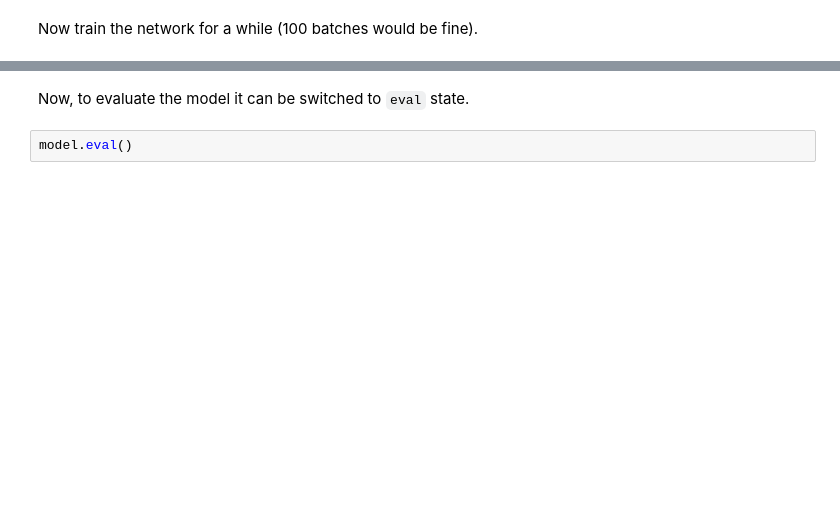
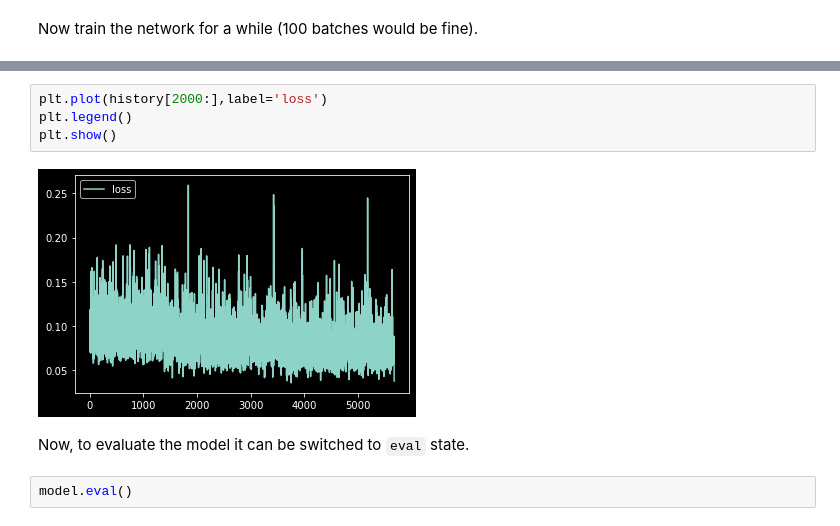
Before and after one commit to maxcoolmakarov/ml-mipt, a Jupyter notebook: homeworks_advanced/homework1_three_headed_network/Homework_1_three_headed_network.ipynb, the cells around one changed output, grey strips where cells are left out. Saved outputs shown, nothing was run; the diff lists cells and outputs as text; blank space fills up the shorter version.

```diff
--- a/homeworks_advanced/homework1_three_headed_network/Homework_1_three_headed_network.ipynb
+++ b/homeworks_advanced/homework1_three_headed_network/Homework_1_three_headed_network.ipynb
@@ -424,3 +484,9 @@ Now train the network for a while (100 batches would be fine).
+# %%
+plt.plot(history[2000:],label='loss')
+plt.legend()
+plt.show()
+# %% [output]
+[figure, added]
 # %% [markdown]
 Now, to evaluate the model it can be switched to `eval` state.
 # %%
```
Also changed, not shown: parts of 16 cells of this notebook, 1 other file.
